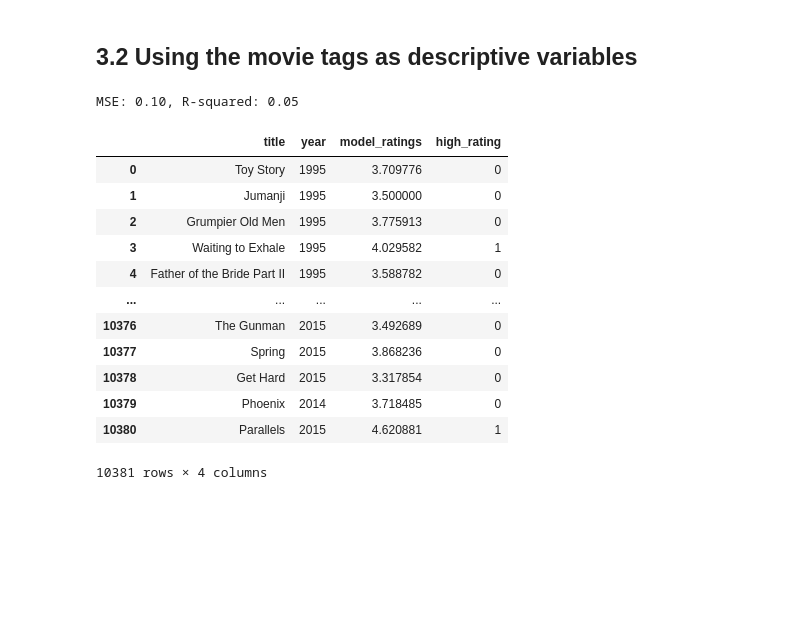
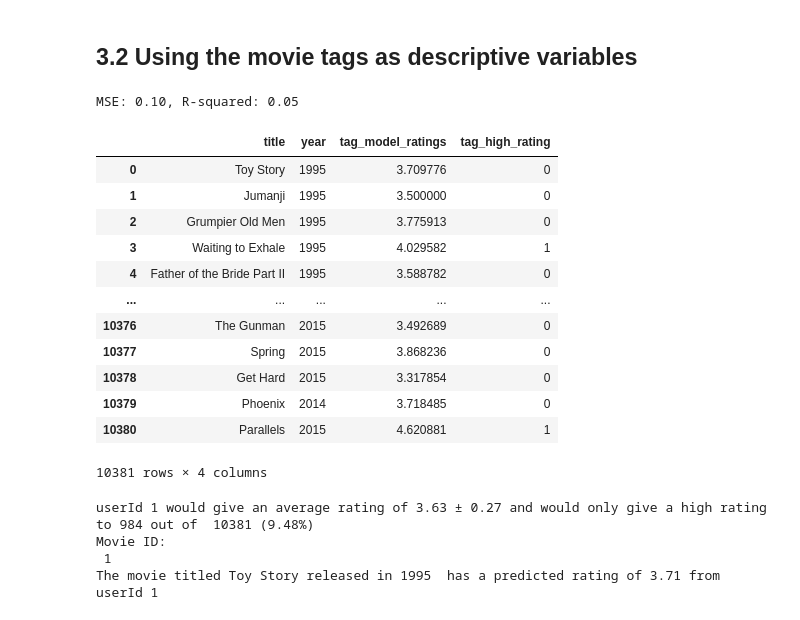
Before and after one commit to jwongr/TestModelo, a Jupyter notebook: PythonTest.ipynb, the cells around one changed output. Cells and saved outputs as stored; diff of their text form; code cells hidden in the pictures; blank space fills up the shorter version.

```diff
--- a/PythonTest.ipynb
+++ b/PythonTest.ipynb
@@ -281,2 +272,21 @@ The models I am more familiar with are Linear Regression, Logistic Regression an
+# %%
+def lrmodels(user_rated_df, full_df, descriptive_variable_name):
+    X = user_rated_df.iloc[:, 4:-2]                                                                         #Input features (genres)
+    y = user_rated_df['rating']                                                                             #Target variable
+    X_train, X_test, y_train, y_test = train_test_split(X, y, test_size=0.2, random_state=1)                #Test train split of 80/20
+    lr = LinearRegression()
+    lr.fit(X_train, y_train)                                                                                #Fit to training data
+    y_pred = lr.predict(X_test)
+    mse = mean_squared_error(y_test, y_pred)
+    r2 = r2_score(y_test, y_pred)
+    print(f"MSE: {mse:.2f}, R-squared: {r2:.2f}")
+    movies_full_prediction = full_df.copy()
+    model_ratings = lr.predict(full_df.iloc[:, 3:-1])
+    movies_full_prediction[descriptive_variable_name+'_model_ratings'] = model_ratings.tolist()
+    movies_clean_ratings = movies_full_prediction.iloc[:,[1,2,-1]]
+    movies_clean_ratings
+    movies_final = movies_clean_ratings.copy()
+    movies_final[descriptive_variable_name+'_high_rating'] = movies_final[descriptive_variable_name+'_model_ratings'].apply( lambda x: 1 if x >= 4 else 0)
+    return movies_final, lr.coef_
 # %% [markdown]
 ## 3.1 Using the movie genre as descriptive variables
@@ -386,36 +341,12 @@ plt.show()
 # %% [markdown]
 ## 3.2 Using the movie tags as descriptive variables
-# %%
-#Linear regression model preparation
-
-X = df_tag_lr.iloc[:, 4:-2] #Input features (genres)
-y = df_tag_lr['rating']     #Target variable
-
-X_train, X_test, y_train, y_test = train_test_split(X, y, test_size=0.2, random_state=1)
-lr = LinearRegression()
-lr.fit(X_train, y_train)
-
-y_pred = lr.predict(X_test)
-mse = mean_squared_error(y_test, y_pred)
-r2 = r2_score(y_test, y_pred)
-print(f"MSE: {mse:.2f}, R-squared: {r2:.2f}")
-
-#Rating prediction for all movies based on userId genre tendencies
-movies_full_prediction = movies_tag.copy()
-model_ratings = lr.predict(movies_tag.iloc[:, 3:-1])
-# %% [output]
-MSE: 0.10, R-squared: 0.05
 # %%
-#Preparing the final dataset, we are adding a column with the model rating and dropping the columns with the tags
-movies_full_prediction['model_ratings'] = model_ratings.tolist()
-movies_clean_ratings = movies_full_prediction.iloc[:,[1,2,-1]]
-movies_clean_ratings.head()
-
-movies_final = movies_clean_ratings.copy()
-movies_final['high_rating'] = movies_final['model_ratings'].apply( lambda x: 1 if x >= 4 else 0)
-movies_final
+#We use our recently created function
+tag_preds, tag_coef = lrmodels(df_tag_lr, movies_tag,'tag')
+tag_preds
 # %% [output]
+MSE: 0.10, R-squared: 0.05
-|  | title | year | model_ratings | high_rating |
+|  | title | year | tag_model_ratings | tag_high_rating |
 | 0 | Toy Story | 1995 | 3.709776 | 0 |
 | 1 | Jumanji | 1995 | 3.500000 | 0 |
 | 2 | Grumpier Old Men | 1995 | 3.775913 | 0 |
@@ -427,4 +358,17 @@ movies_final
 | 10378 | Get Hard | 2015 | 3.317854 | 0 |
 | 10379 | Phoenix | 2014 | 3.718485 | 0 |
 | 10380 | Parallels | 2015 | 4.620881 | 1 |
-10381 rows × 4 columns
+10381 rows × 4 columns
+# %%
+
+print(f"userId {desiredUserId} would give an average rating of {tag_preds['tag_model_ratings'].mean():.2f} ± {tag_preds['tag_model_ratings'].std():.2f}",\
+        f"and would only give a high rating to {tag_preds['tag_high_rating'].sum()} out of ", \
+          f"{tag_preds['tag_high_rating'].count()} ({(tag_preds['tag_high_rating'].sum()/tag_preds['tag_high_rating'].count())*100:.2f}%)")
+movie_model_rating_query_id = int(input('Movie ID: \n' ))
+print(f"The movie titled {tag_preds.loc[(movie_model_rating_query_id-1),'title']}released in {tag_preds.loc[(movie_model_rating_query_id-1),'year']} ", \
+          f"has a predicted rating of {tag_preds.loc[(movie_model_rating_query_id-1),'tag_model_ratings']:.2f} from userId {desiredUserId} ")
+# %% [output]
+userId 1 would give an average rating of 3.63 ± 0.27 and would only give a high rating to 984 out of  10381 (9.48%)
+Movie ID:
+ 1
+The movie titled Toy Story released in 1995  has a predicted rating of 3.71 from userId 1
```
Also changed, not shown: parts of 31 cells of this notebook.
